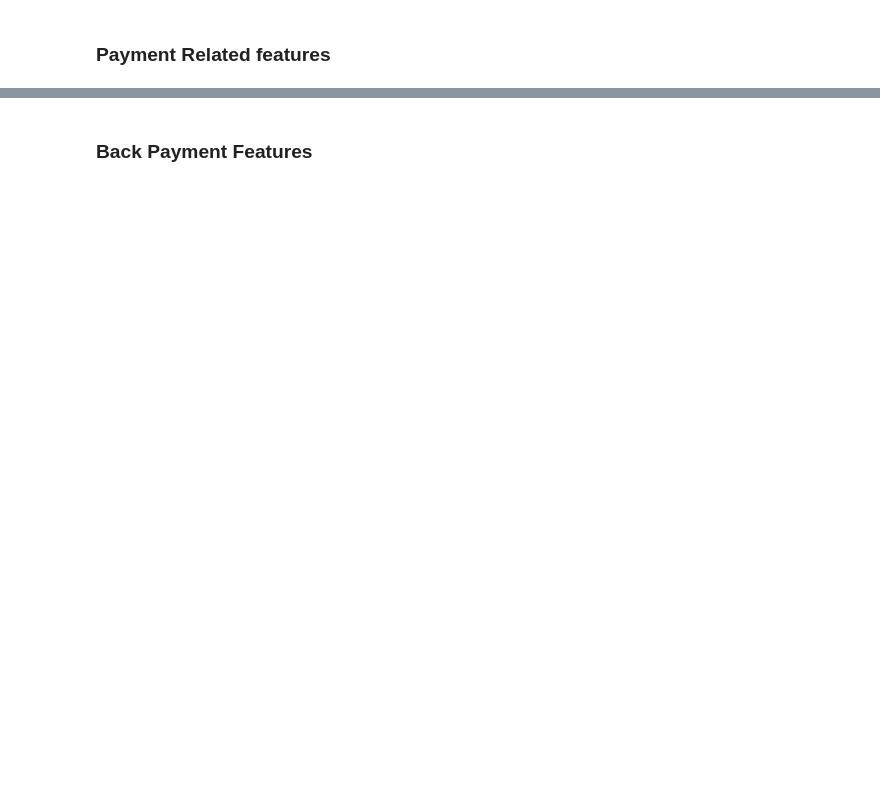
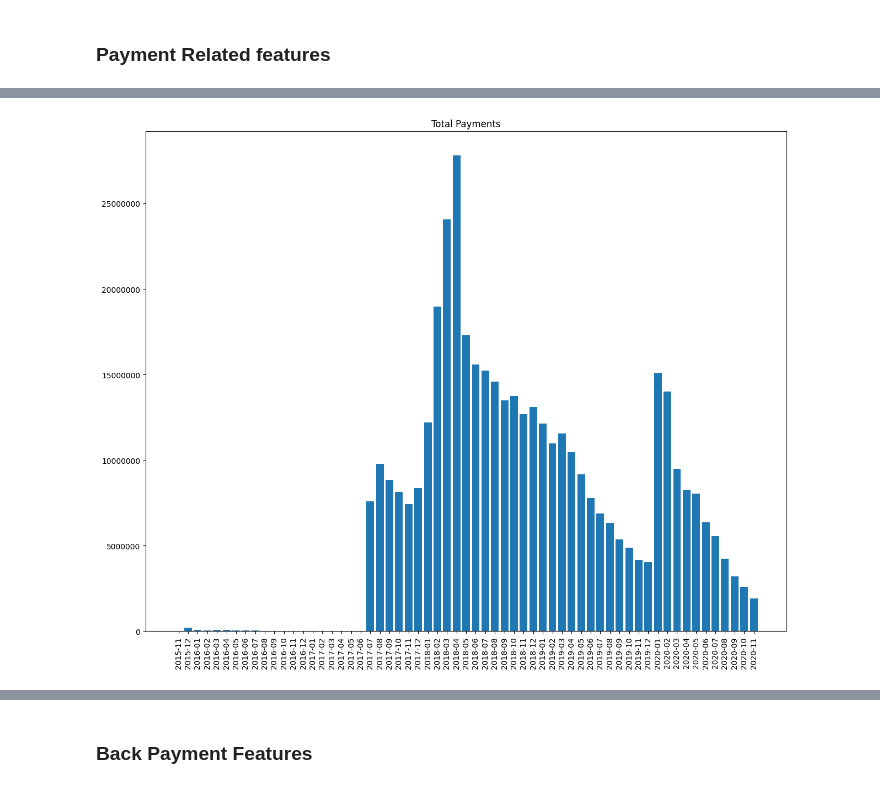
Before and after one commit to AumPandya95/zindi_paygo, a Jupyter notebook: notebooks/exploratory_data_analysis/Feature Engineering.ipynb, the cells around one changed output, grey strips where cells are left out. Drawn from its saved outputs; the diff is of its cells as text; code cells hidden in the pictures; blank space fills up the shorter version.

Commit message:
missing dates feature added, all months eda

```diff
--- a/notebooks/exploratory_data_analysis/Feature Engineering.ipynb
+++ b/notebooks/exploratory_data_analysis/Feature Engineering.ipynb
@@ -18,6 +25,5 @@ test = pd.read_csv("../../data/Test.csv", sep=",")
 # %%
-train_merged = metadata.merge(train[['ID', 'TransactionDates', 'PaymentsHistory',
-                      'm1', 'm2', 'm3', 'm4', 'm5', 'm6']], how="right", on="ID")
+train_merged = metadata.merge(train, how="right", on="ID")
 # %% [markdown]
 ### Payment Related features
 # %%
@@ -56,0 +51,14 @@ train_merged["SplitTransactionDates"].iloc[0][0].strip("''")
+# %%
+from utils import convert
+
+def nb_missing_payments(transaction_dates, first_payment_date, last_payment_date):
+    payment_dates = set([convert(x) for x in transaction_dates])
+    payment_dates_range = set([str(x) for x in pd.period_range(first_payment_date, last_payment_date, freq="M")])
+
+    return len(payment_dates_range - payment_dates) - 6
+
+train_merged["nb_skipped_months"] = train_merged.apply(
+    lambda row: nb_missing_payments(
+        row["SplitTransactionDates"], row.FirstPaymentDate, row.LastPaymentDate
+    ), axis=1
+)
@@ -56,0 +67,74 @@ train_merged["SplitTransactionDates"].iloc[0][0].strip("''")
+# %%
+class DateEDA:
+    def __init__(self, df):
+        self.df = df
+
+    @staticmethod
+    def find_min_n_max(df):
+        min_date = min([convert(x) for x in df.SplitTransactionDates[0]])
+        max_date = max([convert(x) for x in df.SplitTransactionDates[0]])
+        for i in range(train_merged.shape[0]):
+            temp_min = min([convert(x) for x in df.iloc[i]["SplitTransactionDates"]])
+            temp_max = max([convert(x) for x in df.iloc[i]["SplitTransactionDates"]])
+
+            if temp_min < min_date:
+                min_date = temp_min
+            if temp_max > max_date:
+                max_date = temp_max
+
+        return min_date, max_date
+
+    @staticmethod
+    def find_stats(df, min_date, max_date):
+
+        all_dates = [str(x) for x in pd.period_range(datetime.strptime(min_date, "%Y-%m"), datetime.strptime(max_date, "%Y-%m"), freq="M")]
+        date_payments_dict = Counter({date: 0 for date in all_dates})
+        date_count_dict = Counter({date: 0 for date in all_dates})
+        for i in range(train_merged.shape[0]):
+            # Calculates the payments made in each month
+            payments_dict = {
+                convert(date): float(payment)
+                for date, payment in zip(
+                    df.iloc[i]["SplitTransactionDates"],
+                    df.iloc[i]["SplitPaymentsHistory"]
+                )
+            }
+
+            # Calculates the number of payments made in each month
+            count_dict = {
+                convert(date): 1 for date in df.iloc[i]["SplitTransactionDates"]
+            }
+
+            date_payments_dict = Counter(payments_dict) + date_payments_dict
+            date_count_dict = Counter(count_dict) + date_count_dict
+
+        return dict(date_payments_dict), dict(date_count_dict)
+
+    @staticmethod
+    def calculate_avg_payments(dict1, dict2):
+        return {k: round(dict1[k]/dict2[k], 2) for k in dict1}
+
+    @staticmethod
+    def plot(target_dict, title=""):
+        target_dict = collections.OrderedDict(sorted(target_dict.items()))
+        figure(figsize=(15, 12), dpi=100)
+        names = list(target_dict.keys())
+        values = list(target_dict.values())
+        plt.ticklabel_format(style='plain')
+        plt.title(title)
+        plt.bar(range(len(target_dict)), values, tick_label=names)
+        plt.xticks(rotation=90)
+        plt.show()
+
+    def execute(self):
+        min_date, max_date = self.find_min_n_max(self.df)
+        payments_dict, count_dict = self.find_stats(self.df, min_date, max_date)
+        avg_payments_dict = self.calculate_avg_payments(payments_dict, count_dict)
+
+        self.plot(payments_dict, "Total Payments")
+        self.plot(count_dict, "Number of Payments")
+        self.plot(avg_payments_dict, "Average Payment")
+
+# DateEDA(train_merged).execute()
+# %% [output]
+[figure, added]
```
Also changed, not shown: parts of 16 cells of this notebook, 2 other files.
